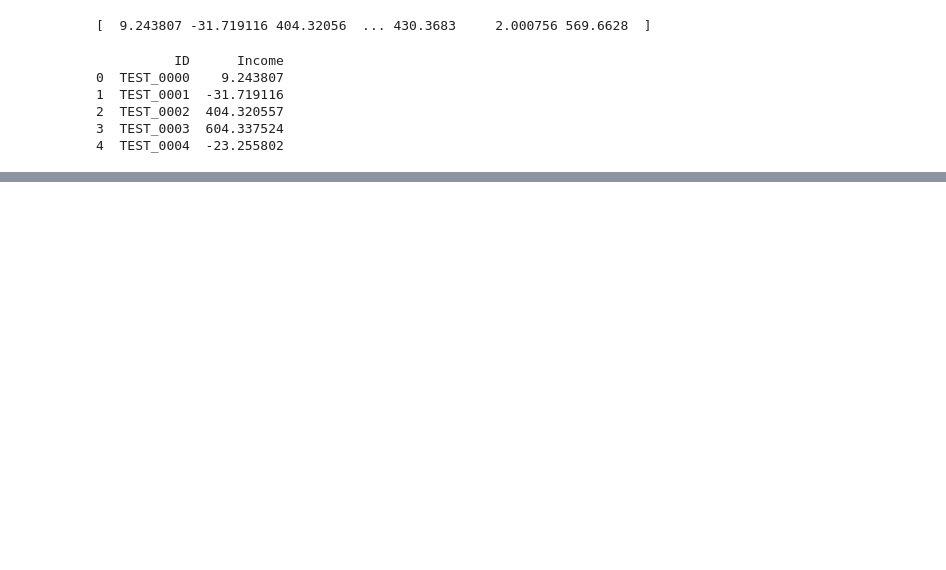
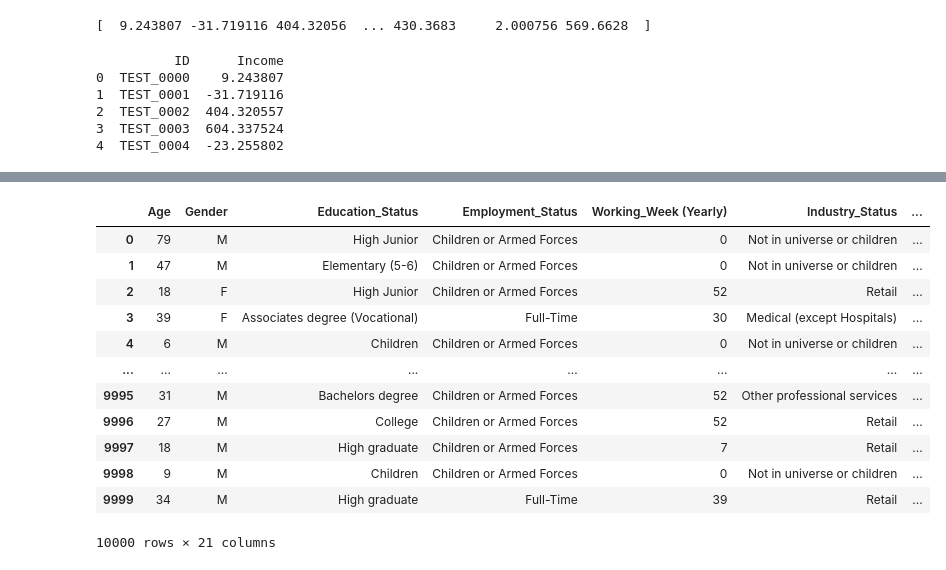
Before and after one commit to jinny908/Income-Prediction-AI-Hackathon, a Jupyter notebook: income-dacon.ipynb, the cells around one changed output, grey strips where cells are left out. Cells and saved outputs as stored; diff of their text form; code cells hidden in the pictures; blank space fills up the shorter version.

```diff
--- a/income-dacon.ipynb
+++ b/income-dacon.ipynb
@@ -177,0 +260,18 @@ print(sample_submission.head())
+# %%
+test_data = test_data.drop('ID',axis=1)
+# %%
+test_data
+# %% [output]
+|  | Age | Gender | Education_Status | Employment_Status | Working_Week (Yearly) | Industry_Status | ... |
+| 0 | 79 | M | High Junior | Children or Armed Forces | 0 | Not in universe or children | ... |
+| 1 | 47 | M | Elementary (5-6) | Children or Armed Forces | 0 | Not in universe or children | ... |
+| 2 | 18 | F | High Junior | Children or Armed Forces | 52 | Retail | ... |
+| 3 | 39 | F | Associates degree (Vocational) | Full-Time | 30 | Medical (except Hospitals) | ... |
+| 4 | 6 | M | Children | Children or Armed Forces | 0 | Not in universe or children | ... |
+| ... | ... | ... | ... | ... | ... | ... | ... |
+| 9995 | 31 | M | Bachelors degree | Children or Armed Forces | 52 | Other professional services | ... |
+| 9996 | 27 | M | College | Children or Armed Forces | 52 | Retail | ... |
+| 9997 | 18 | M | High graduate | Children or Armed Forces | 7 | Retail | ... |
+| 9998 | 9 | M | Children | Children or Armed Forces | 0 | Not in universe or children | ... |
+| 9999 | 34 | M | High graduate | Full-Time | 39 | Retail | ... |
+10000 rows × 21 columns
```
Also changed, not shown: parts of 12 cells of this notebook.
